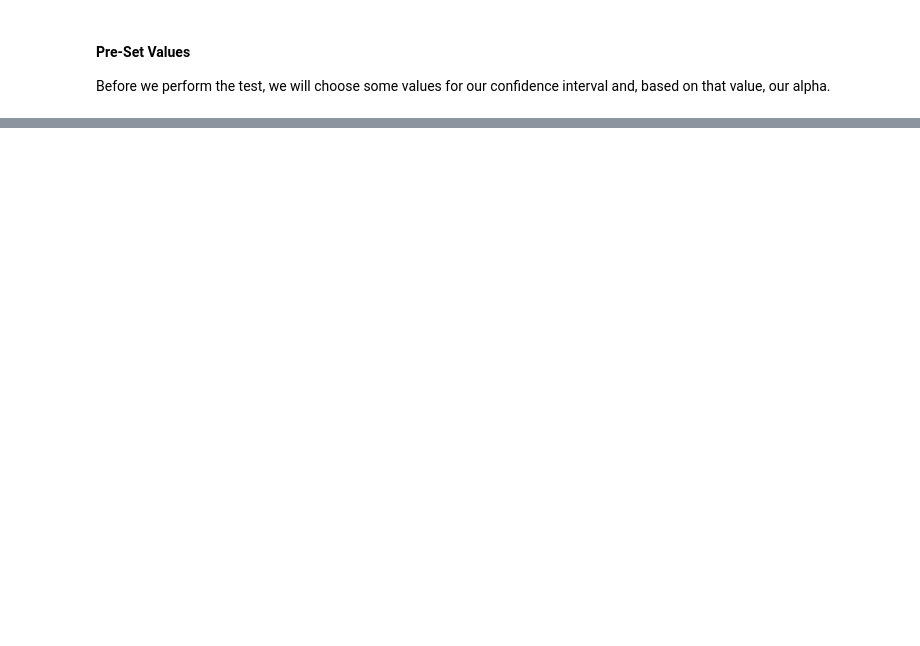
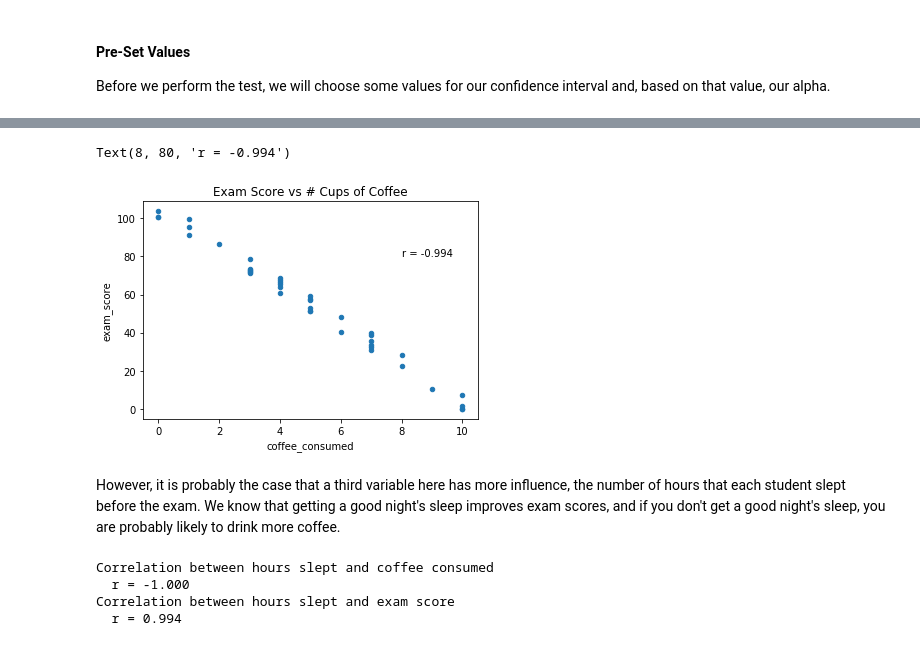
Before and after one commit to faithkane3/statistics-exercises, a Jupyter notebook: correlation.ipynb, the cells around one changed output, grey strips where cells are left out. Drawn from its saved outputs; the diff is of its cells as text; code cells hidden in the pictures; blank space fills up the shorter version.

```diff
--- a/correlation.ipynb
+++ b/correlation.ipynb
@@ -22,9 +24,9 @@ import numpy as np
 import matplotlib.pyplot as plt
 
 from math import sqrt
-
+from env import host, user, password
 from scipy import stats
 from pydataset import data
 
-# df = pd.read_csv('data/exam_scores.csv')
-# df.head(3)
+df = pd.read_csv('exam_scores.csv')
+df.head(3)
@@ -39,0 +149,24 @@ conf_interval = .95 # desired confidence interval
+# %%
+r, p = stats.pearsonr(df.coffee_consumed, df.exam_score)
+
+df.plot.scatter('coffee_consumed', 'exam_score')
+plt.title('Exam Score vs # Cups of Coffee')
+plt.text(8, 80, f'r = {r:.3f}')
+# %% [output]
+Text(8, 80, 'r = -0.994')
+[figure, added]
+# %% [markdown]
+However, it is probably the case that a third variable here has more influence, the number of hours that each student slept before the exam. We know that getting a good night's sleep improves exam scores, and if you don't get a good night's sleep, you are probably likely to drink more coffee.
+# %%
+r_sleep_coffee, _ = stats.pearsonr(df.hours_slept, df.coffee_consumed)
+r_sleep_score, _ = stats.pearsonr(df.hours_slept, df.exam_score)
+
+print('Correlation between hours slept and coffee consumed')
+print(f'  r = {r_sleep_coffee:.3f}')
+print('Correlation between hours slept and exam score')
+print(f'  r = {r_sleep_score:.3f}')
+# %% [output]
+Correlation between hours slept and coffee consumed
+  r = -1.000
+Correlation between hours slept and exam score
+  r = 0.994
```
Also changed, not shown: parts of 32 cells of this notebook.
